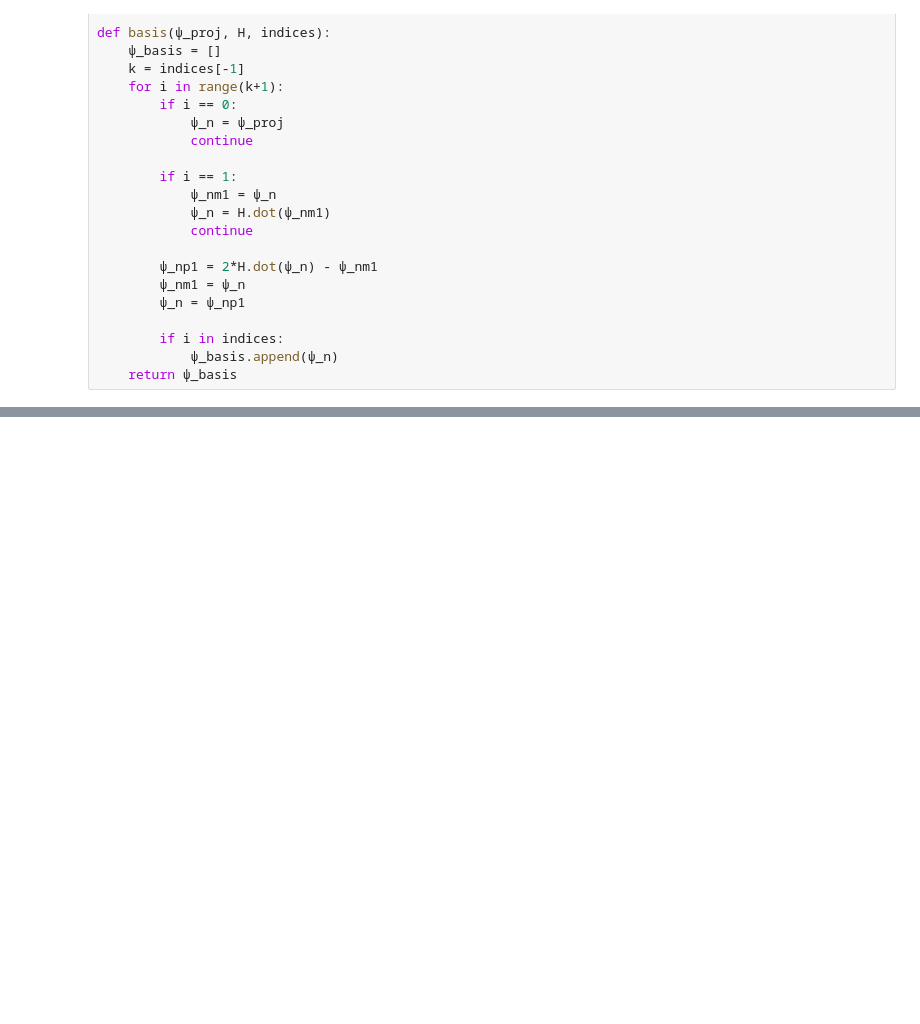
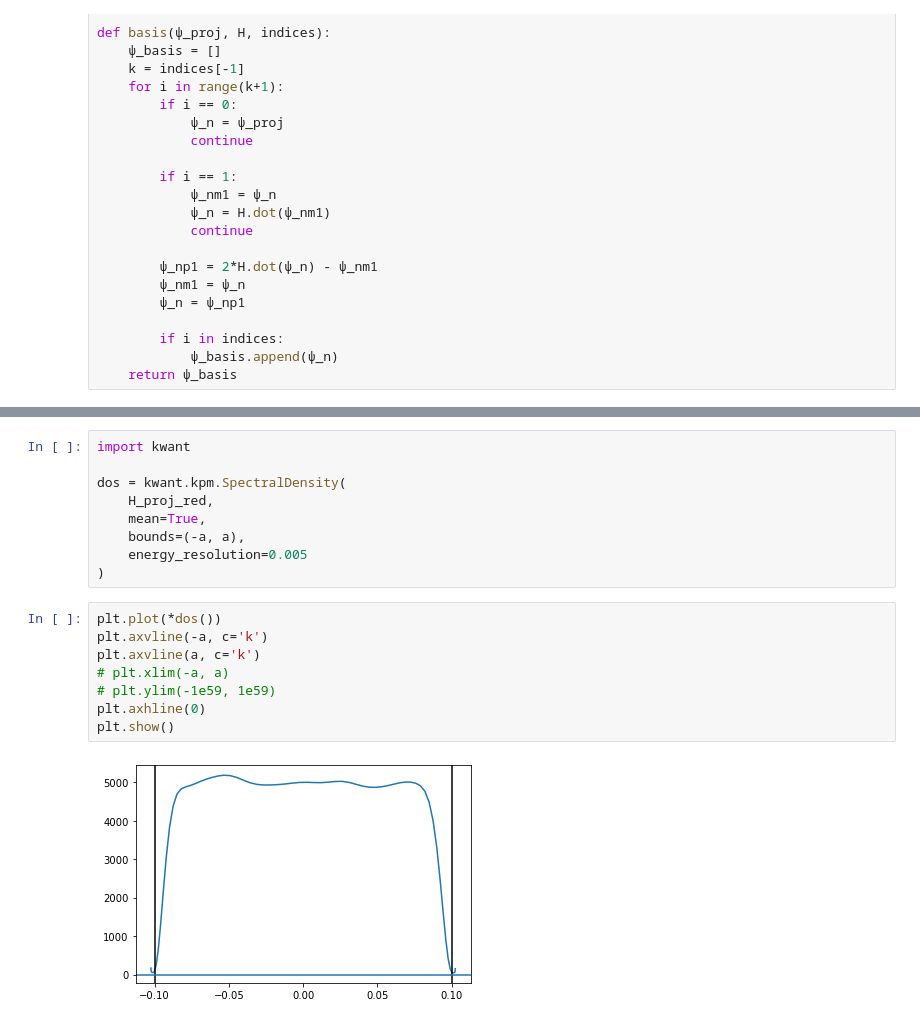
Before and after one commit to quantum-tinkerer/pydacp, a Jupyter notebook: toy_code.ipynb, the cells around one changed output, grey strips where cells are left out. Drawn from its saved outputs; the diff is of its cells as text; blank space fills up the shorter version.

```diff
--- a/toy_code.ipynb
+++ b/toy_code.ipynb
@@ -148,0 +151,19 @@ plt.plot(np.sort(np.real(values)))
+# %%
+import kwant
+
+dos = kwant.kpm.SpectralDensity(
+    H_proj_red,
+    mean=True,
+    bounds=(-a, a),
+    energy_resolution=0.005
+)
+# %%
+plt.plot(*dos())
+plt.axvline(-a, c='k')
+plt.axvline(a, c='k')
+# plt.xlim(-a, a)
+# plt.ylim(-1e59, 1e59)
+plt.axhline(0)
+plt.show()
+# %% [output]
+[figure, added]
```
Also changed, not shown: parts of 8 cells of this notebook.
